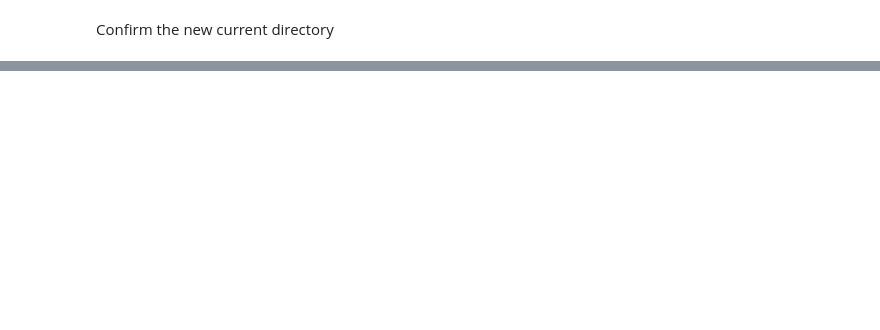
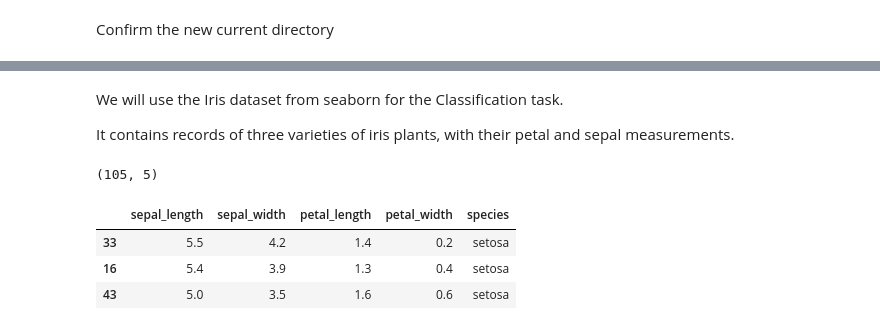
Before and after one commit to Mikeecee1/ML_practice, a Jupyter notebook: jupyter_notebooks/TreeBased_models.ipynb, the cells around one changed output, grey strips where cells are left out. Saved outputs shown, nothing was run; the diff lists cells and outputs as text; code cells hidden in the pictures; blank space fills up the shorter version.

```diff
--- a/jupyter_notebooks/TreeBased_models.ipynb
+++ b/jupyter_notebooks/TreeBased_models.ipynb
@@ -41,0 +84,15 @@ Section 2 content
+# %% [markdown]
+We will use the Iris dataset from seaborn for the Classification task.
+
+It contains records of three varieties of iris plants, with their petal and sepal measurements.
+# %%
+# Load the Iris dataset from seaborn
+df_clf = sns.load_dataset('iris').sample(frac=0.7, random_state=101)
+print(df_clf.shape)
+df_clf.head(3)
+# %% [output]
+(105, 5)
+|  | sepal_length | sepal_width | petal_length | petal_width | species |
+| 33 | 5.5 | 4.2 | 1.4 | 0.2 | setosa |
+| 16 | 5.4 | 3.9 | 1.3 | 0.4 | setosa |
+| 43 | 5.0 | 3.5 | 1.6 | 0.6 | setosa |
```
Also changed, not shown: parts of 31 cells of this notebook.
